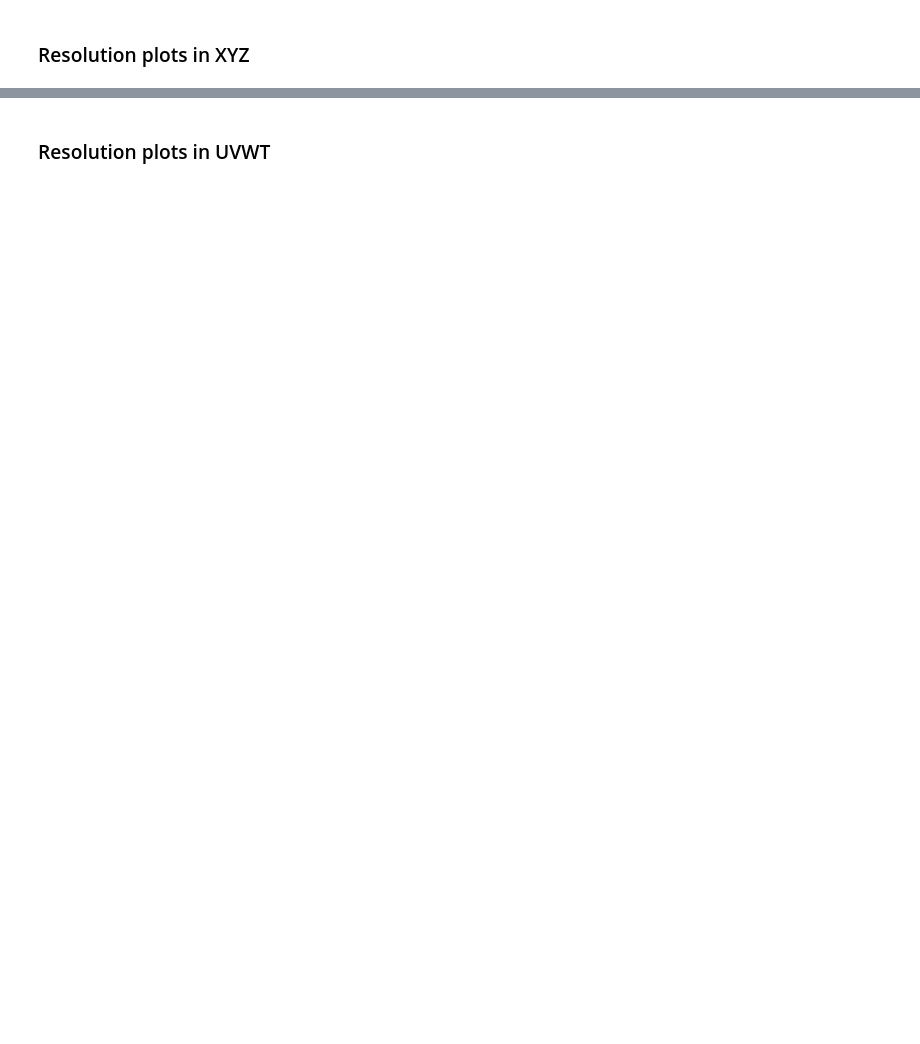
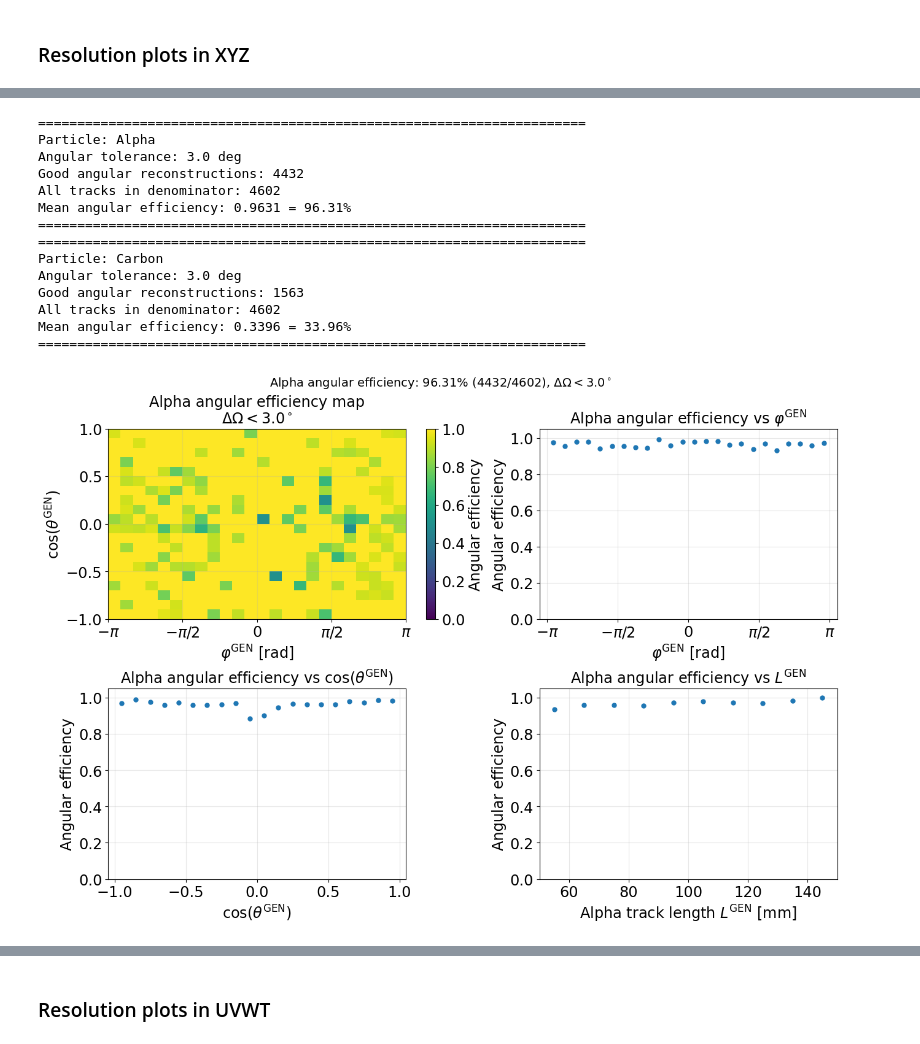
Before and after one commit to akalinow/TPCReco, a Jupyter notebook: PythonAnalysis/ipynb/ELITPC_analysis.ipynb, the cells around one changed output, grey strips where cells are left out. Drawn from its saved outputs; the diff is of its cells as text; code cells hidden in the pictures; blank space fills up the shorter version.

```diff
--- a/PythonAnalysis/ipynb/ELITPC_analysis.ipynb
+++ b/PythonAnalysis/ipynb/ELITPC_analysis.ipynb
@@ -181,0 +166,29 @@ plf.plotEffMaps(df_XYZ, numeratorSelection, denominatorSelection)
+# %%
+import plotting_functions as plf
+importlib.reload(plf)
+
+max_length_carbon = 20
+min_length_carbon = 10
+
+max_length_alpha = 150
+min_length_alpha = 50
+
+plf.plotAngularEffMaps(df_XYZ, partName="Alpha", angle_tolerance_deg=3.0)
+plf.plotAngularEffMaps(df_XYZ, partName="Carbon", angle_tolerance_deg=3.0)
+plf.plotOpeningAngleVsCarbonPhiDeg(df_XYZ, phi_bins=24, show_scatter=True, ylim=(170, 185));
+# %% [output]
+======================================================================
+Particle: Alpha
+Angular tolerance: 3.0 deg
+Good angular reconstructions: 4432
+All tracks in denominator: 4602
+Mean angular efficiency: 0.9631 = 96.31%
+======================================================================
+======================================================================
+Particle: Carbon
+Angular tolerance: 3.0 deg
+Good angular reconstructions: 1563
+All tracks in denominator: 4602
+Mean angular efficiency: 0.3396 = 33.96%
+======================================================================
+[figure, added]
```
Also changed, not shown: parts of 9 cells of this notebook, 6 other files.
